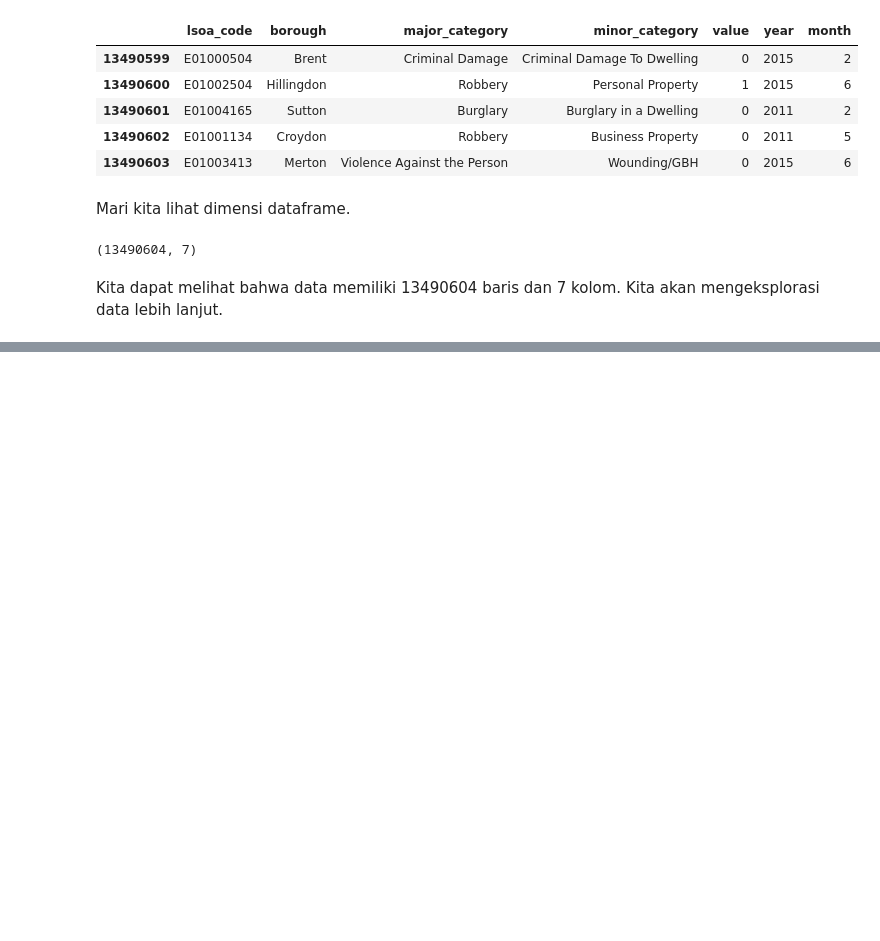
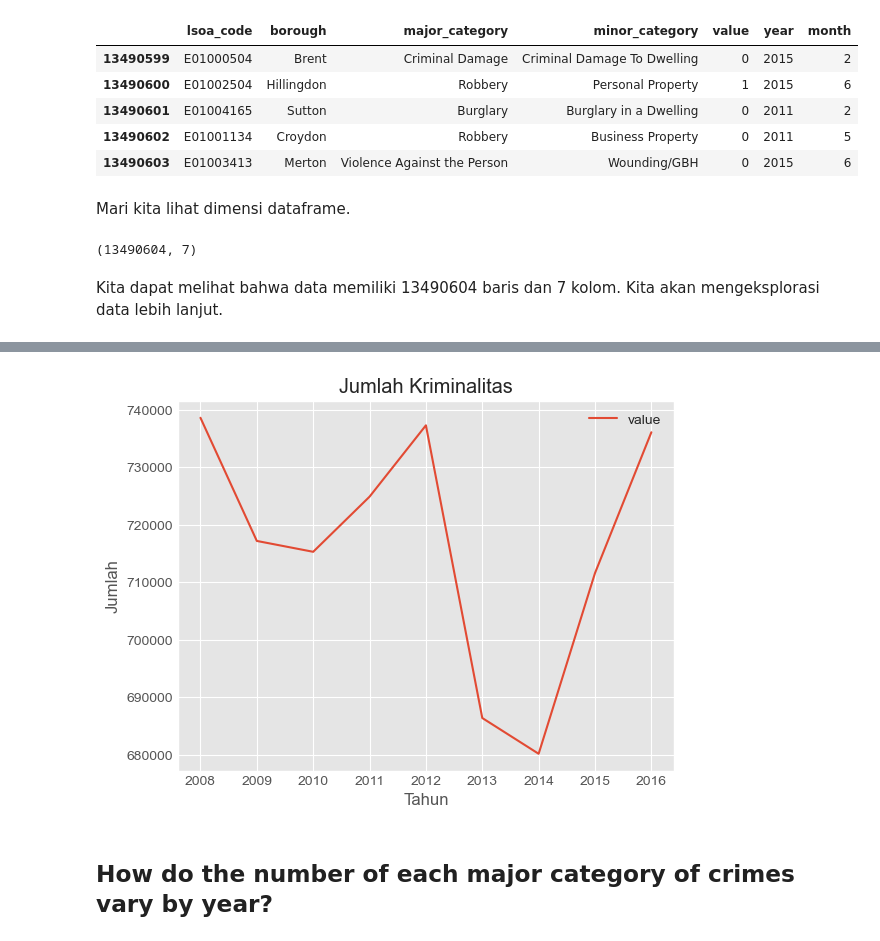
Before and after one commit to melinfebriani/PYTN_Assgn_1_4_Melin-Febriani, a Jupyter notebook: PYTN_Assgn_1_4_Melin-Febriani.ipynb, the cells around one changed output, grey strips where cells are left out. Saved outputs shown, nothing was run; the diff lists cells and outputs as text; code cells hidden in the pictures; blank space fills up the shorter version.

```diff
--- a/PYTN_Assgn_1_4_Melin-Febriani.ipynb
+++ b/PYTN_Assgn_1_4_Melin-Febriani.ipynb
@@ -16,3 +20,5 @@ import matplotlib.pyplot as plt
+# %%
+mpl.style.use(['ggplot'])
 # %% [markdown]
 Mari impor set data London Crime menggunakan metode pandas read_csv().
 # %%
@@ -52,2 +58,5 @@ Kita dapat melihat bahwa data memiliki 13490604 baris dan 7 kolom. Kita akan men
 # %%
-num_of_crime = df_crime.loc[df_crime['value'].sum()]
+num_of_crime = pd.DataFrame(
+    df_crime.groupby(['year'])['value'].sum()
+)
+num_of_crime
@@ -54 +75,13 @@ num_of_crime = df_crime.loc[df_crime['value'].sum()]
+# %%
+num_of_crime.plot(kind='line')
+
+plt.title('Jumlah Kriminalitas')
+plt.xlabel('Tahun')
+plt.ylabel('Jumlah')
+
+plt.show()
+# %% [output]
+[figure, added]
+# %% [markdown]
+## How do the number of each major category of crimes vary by year?
 # %%
```
Also changed, not shown: parts of 52 cells of this notebook.
